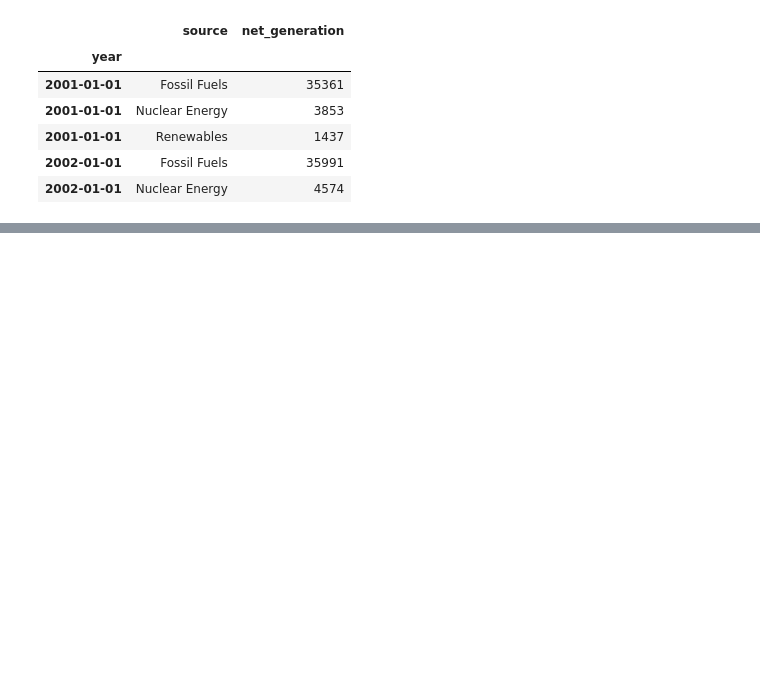
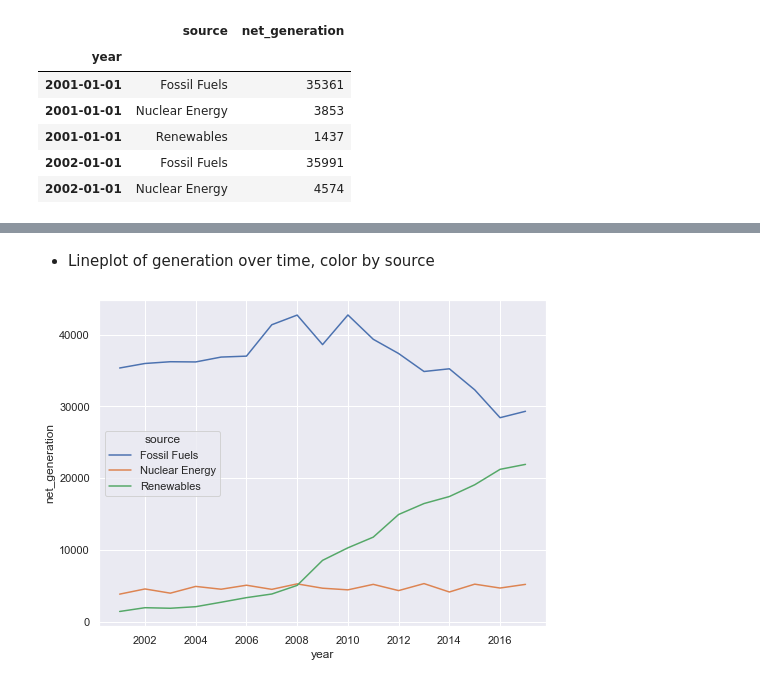
Before and after one commit to chadallen210/time-series-exercises, a Jupyter notebook: time_series_data_exercises.ipynb, the cells around one changed output, grey strips where cells are left out. Saved outputs shown, nothing was run; the diff lists cells and outputs as text; code cells hidden in the pictures; blank space fills up the shorter version.

```diff
--- a/time_series_data_exercises.ipynb
+++ b/time_series_data_exercises.ipynb
@@ -464,3 +464,6 @@ df.head()
 | 2001-01-01 | Renewables | 1437 |
 | 2002-01-01 | Fossil Fuels | 35991 |
 | 2002-01-01 | Nuclear Energy | 4574 |
+# %%
+df['percent_of_total'] = df['net_generation'] / df.groupby('year').net_generation.sum() * 100
+df.head()
@@ -466,0 +478,7 @@ df.head()
+# %% [markdown]
+- Lineplot of generation over time, color by source
+# %%
+sns.lineplot(data=df, x='year', y='net_generation', hue='source')
+plt.show()
+# %% [output]
+[figure, added]
```
Also changed, not shown: parts of 15 cells of this notebook.
